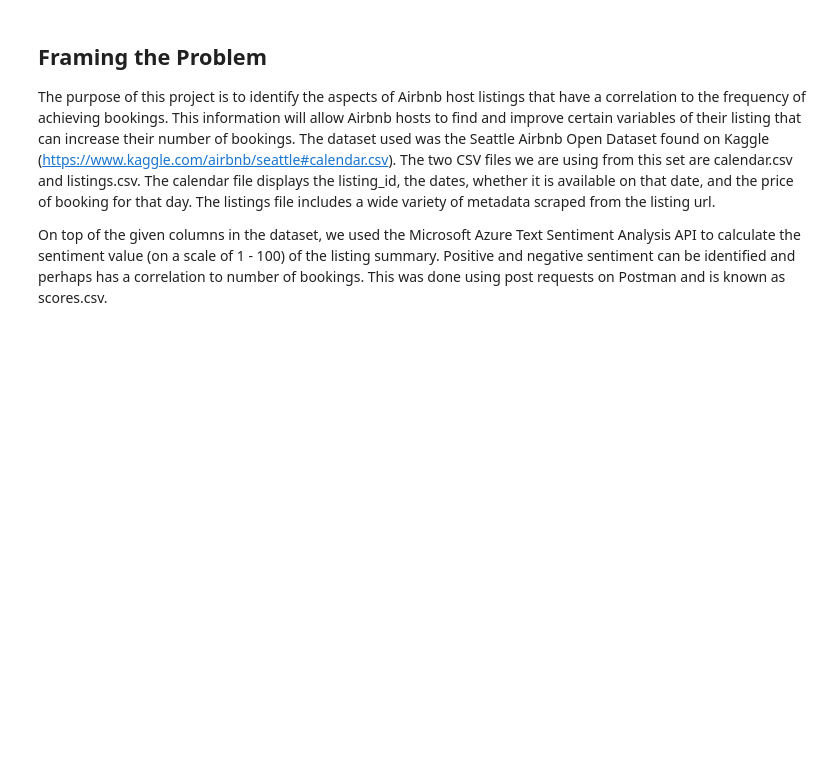
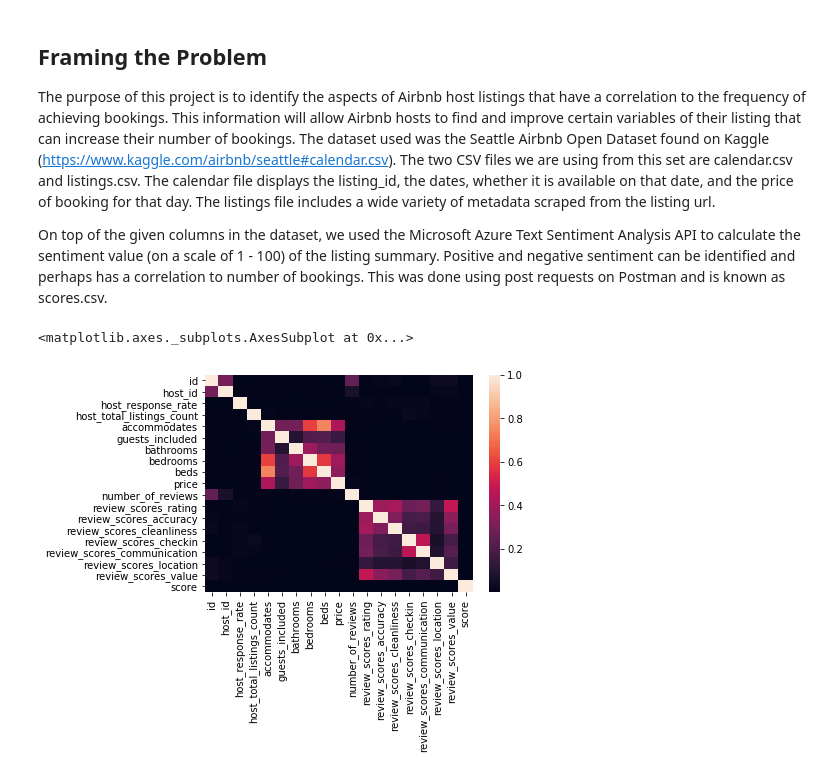
Before and after one commit to joshkeating/inf370-final-project, a Jupyter notebook: analysis.ipynb, the cells around one changed output. Cells and saved outputs as stored; diff of their text form; code cells hidden in the pictures; blank space fills up the shorter version.

Commit message:
visualizations

```diff
--- a/analysis.ipynb
+++ b/analysis.ipynb
@@ -33,3 +33,8 @@ from sklearn import linear_model
 # read in clean data
 airbnb_data_dummies = pd.read_csv('data/cleaned-listings-dummies.csv')
 airbnb_data_basic = pd.read_csv('data/cleaned-listings-base.csv')
+# %%
+sns.heatmap(airbnb_data_basic.corr()**2)
+# %% [output]
+<matplotlib.axes._subplots.AxesSubplot at 0x...>
+[figure, added]
```
Also changed, not shown: parts of 4 cells of this notebook.
